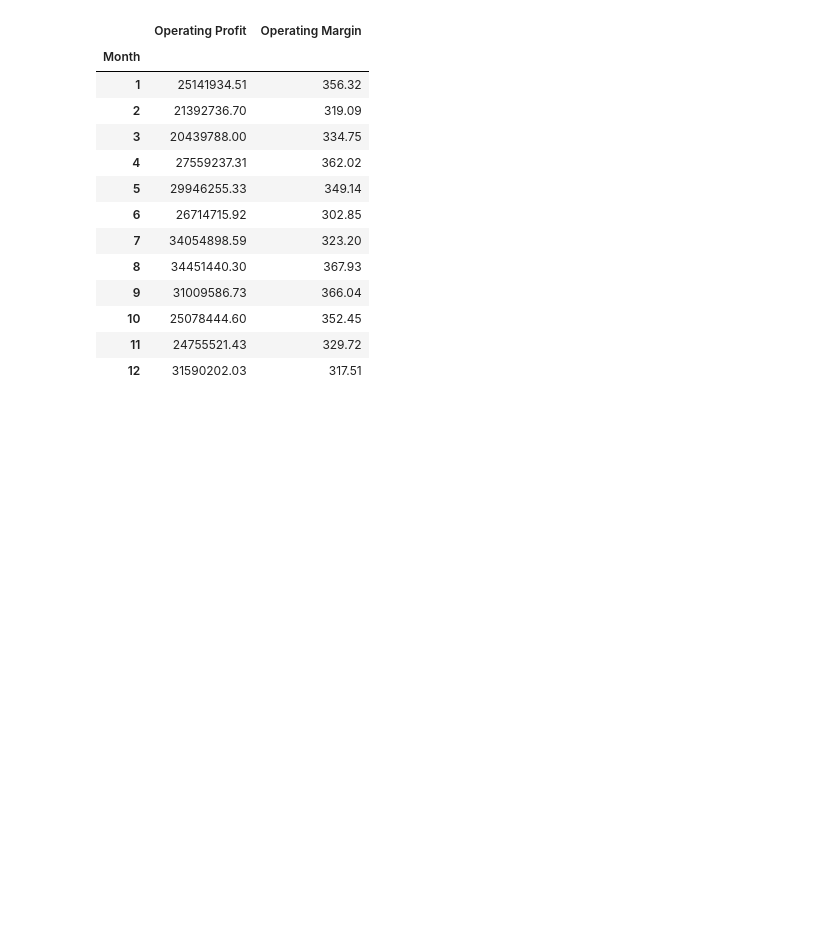
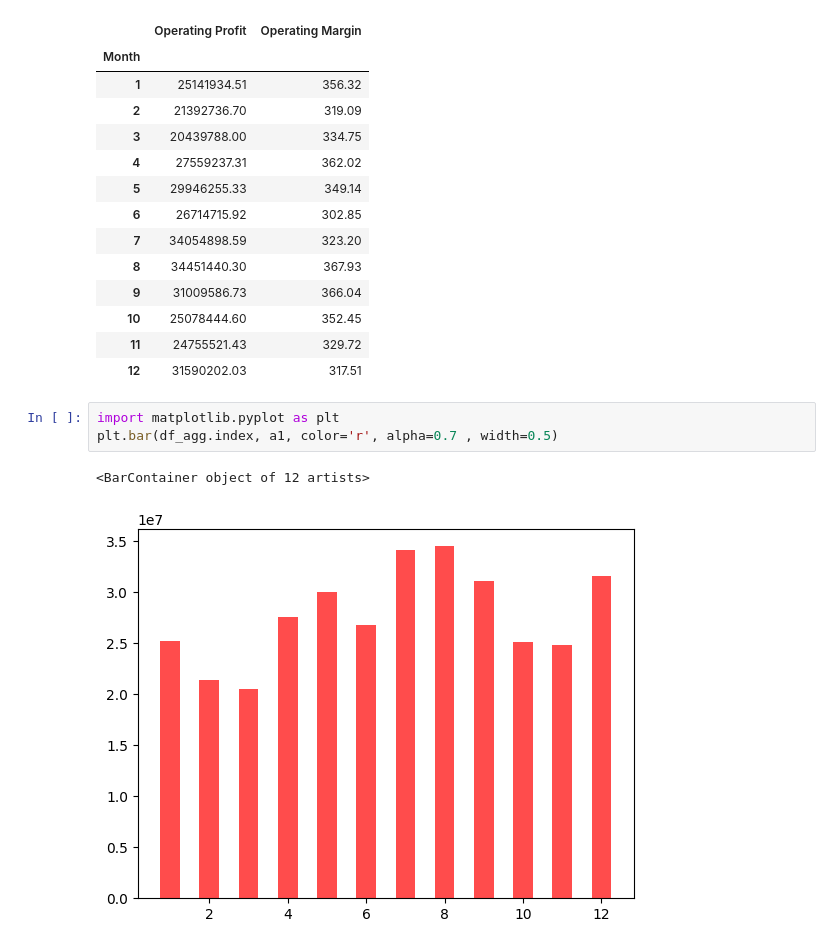
Before and after one commit to Lam2y/Data-Analytics, a Jupyter notebook: Datasets/Adidas/Addidas US Sales.ipynb, the cells around one changed output. Cells and saved outputs as stored; diff of their text form; blank space fills up the shorter version.

Commit message:
Completed matplotlib bar and histogram

```diff
--- a/Datasets/Adidas/Addidas US Sales.ipynb
+++ b/Datasets/Adidas/Addidas US Sales.ipynb
@@ -189,3 +197,9 @@ df_agg
 | 10 | 25078444.60 | 352.45 |
 | 11 | 24755521.43 | 329.72 |
 | 12 | 31590202.03 | 317.51 |
+# %%
+import matplotlib.pyplot as plt
+plt.bar(df_agg.index, a1, color='r', alpha=0.7 , width=0.5)
+# %% [output]
+<BarContainer object of 12 artists>
+[figure, added]
```
Also changed, not shown: parts of 6 cells of this notebook, 1 other file.
